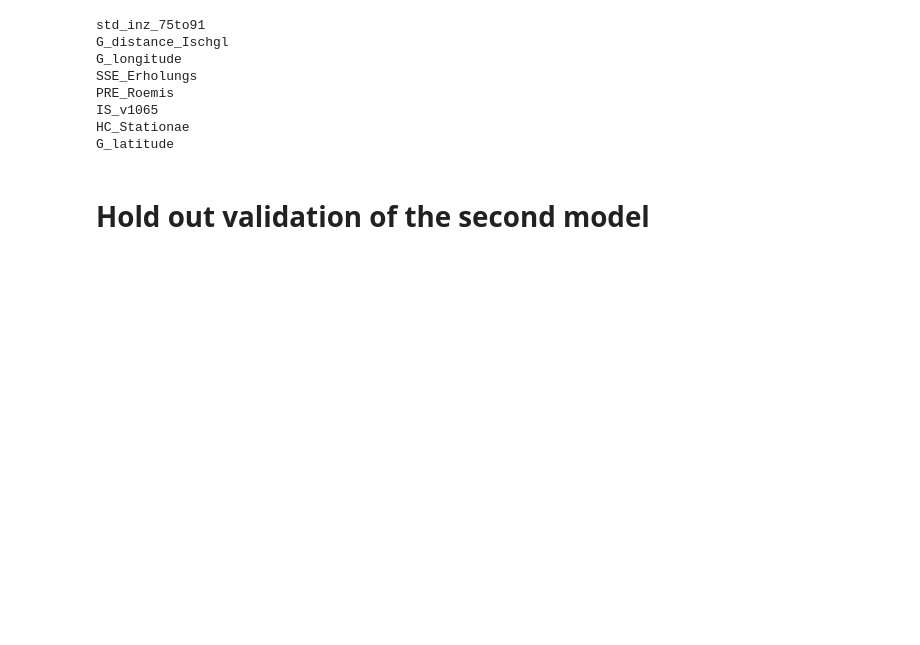
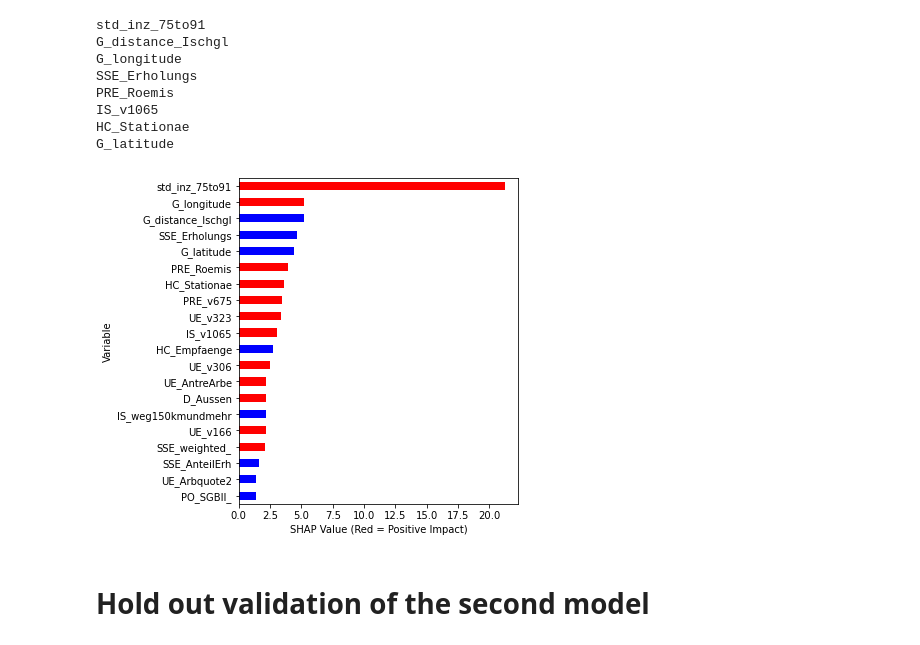
Before and after one commit to data-cr/covid19, a Jupyter notebook: catboost_period3.ipynb, the cells around one changed output. Cells and saved outputs as stored; diff of their text form; code cells hidden in the pictures; blank space fills up the shorter version.

```diff
--- a/catboost_period3.ipynb
+++ b/catboost_period3.ipynb
@@ -141,6 +141,10 @@ PRE_Roemis
 IS_v1065
 HC_Stationae
 G_latitude
+# %%
+ABS_SHAP(shap_values_cb_20,X[top20feature])
+# %% [output]
+[figure, added]
 # %% [markdown]
 # Hold out validation of the second model
 # %%
```
Also changed, not shown: parts of 1 cell of this notebook, 4 other files.
